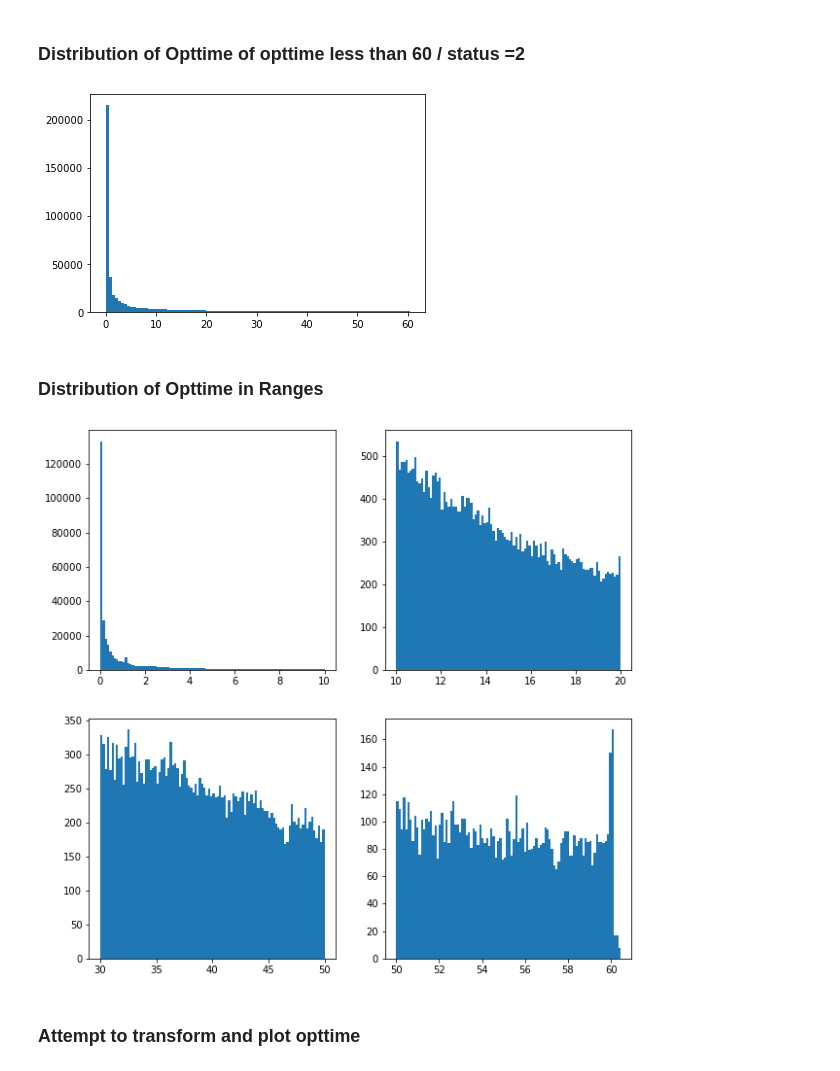
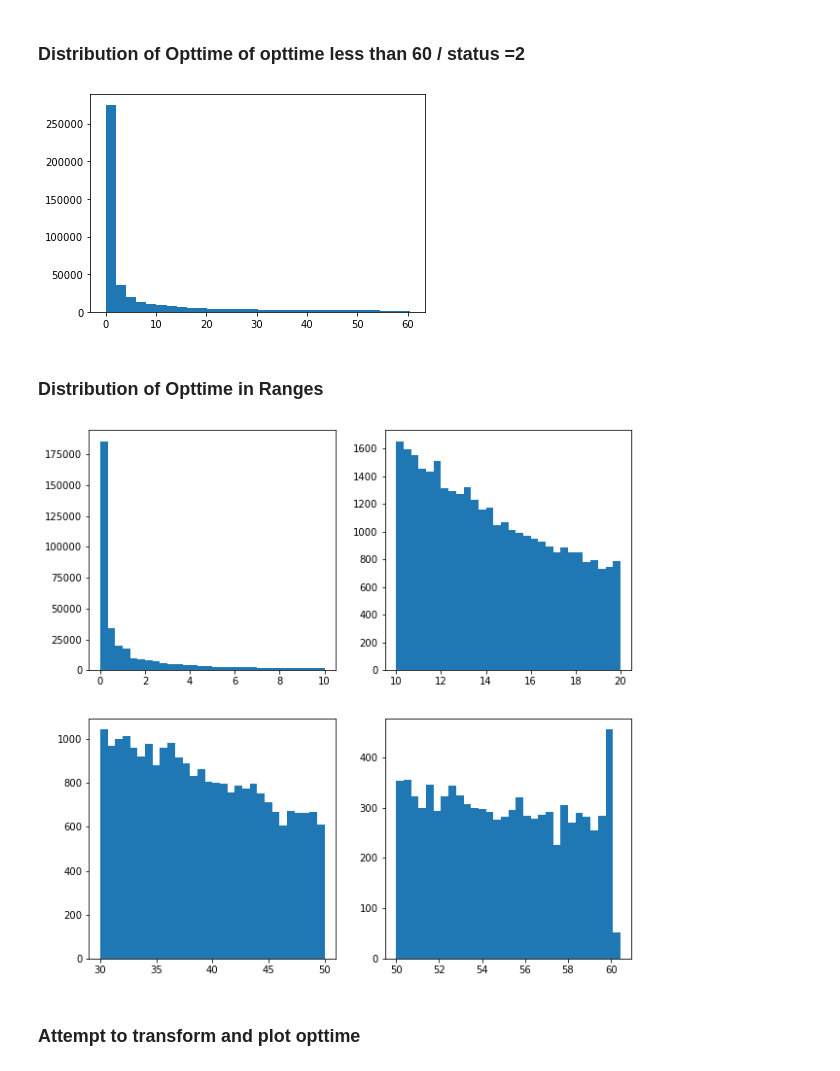
Before and after one commit to singhstack/CS7200-project, a Jupyter notebook: EDA/ku_analytics.ipynb, the cells around one changed output. Saved outputs shown, nothing was run; the diff lists cells and outputs as text; code cells hidden in the pictures.

```diff
--- a/EDA/ku_analytics.ipynb
+++ b/EDA/ku_analytics.ipynb
@@ -48,27 +80,28 @@ plt.show()
 # %%
 opttime_status_2 = df[df['Status']==2]['Opttime'].to_numpy()
 # %%
-plt.hist(opttime_status_2, bins = 100)
+plt.hist(opttime_status_2, bins = 30)
 plt.show()
 # %% [output]
-[figure, old version]
+[figure, new version]
 # %% [markdown]
 ### Distribution of Opttime in Ranges
 # %%
 opttime_between_less_10 = df[(df['Opttime']<10)]['Opttime'].to_numpy()
 opttime_between_10_30 = df[(df['Opttime']>10)&(df['Opttime']<20)]['Opttime'].to_numpy()
 optime_between_30_50 = df[(df['Opttime']>30)&(df['Opttime']<50)]['Opttime'].to_numpy()
 optime_between_50_60 = df[(df['Opttime']>50)&(df['Status']==2)]['Opttime'].to_numpy()
 
+bins = 30
 fig, ax = plt.subplots(2,2, figsize = (10,10))
-ax[0,0].hist(opttime_between_less_10, bins = 100)
-ax[0,1].hist(opttime_between_10_30, bins = 100)
-ax[1,0].hist(optime_between_30_50, bins = 100)
-ax[1,1].hist(optime_between_50_60, bins = 100)
+ax[0,0].hist(opttime_between_less_10, bins = bins)
+ax[0,1].hist(opttime_between_10_30, bins = bins)
+ax[1,0].hist(optime_between_30_50, bins = bins)
+ax[1,1].hist(optime_between_50_60, bins = bins)
 
 plt.show()
 # %% [output]
-[figure, old version]
+[figure, new version]
 # %% [markdown]
 ### Attempt to transform and plot opttime
 # %%
```
Also changed, not shown: parts of 6 cells of this notebook.
